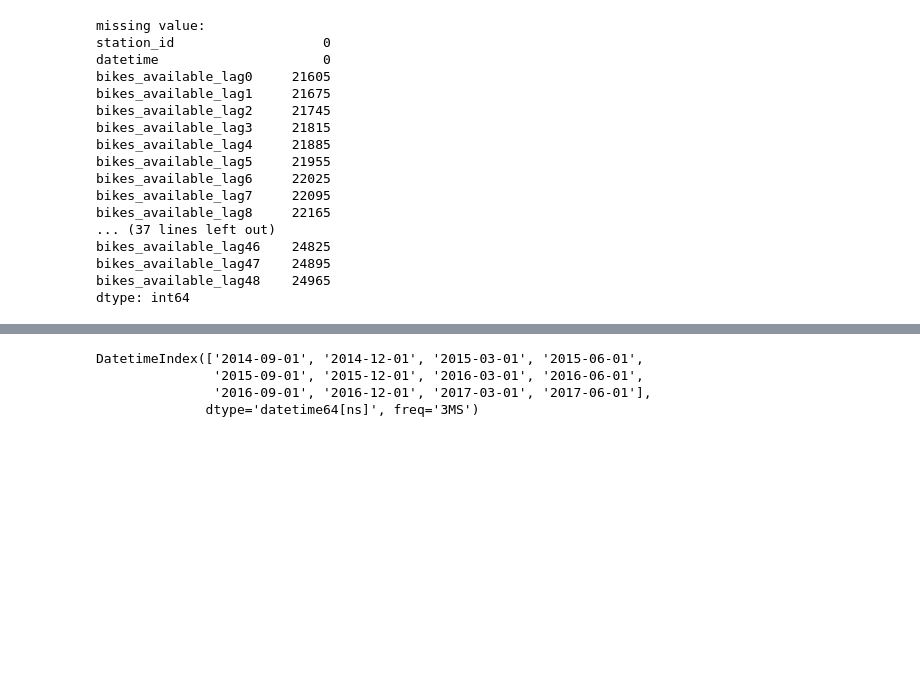
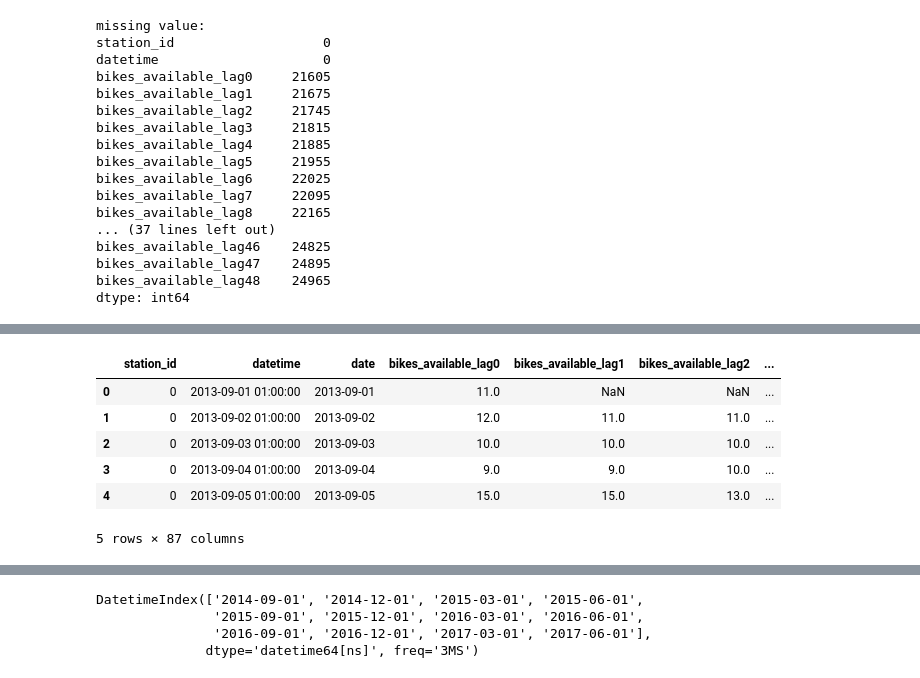
Before and after one commit to snoopy0420/atma_udemy, a Jupyter notebook: notebooks/create_features.ipynb, the cells around one changed output, grey strips where cells are left out. Cells and saved outputs as stored; diff of their text form; code cells hidden in the pictures; blank space fills up the shorter version.

```diff
--- a/notebooks/create_features.ipynb
+++ b/notebooks/create_features.ipynb
@@ -1089,0 +1097,22 @@ dtype: int64
+# %%
+# shiftを利用してlag特徴量を作成
+def create_lag_feature(df, key_cols, target_cols, lag):
+    df = df.sort_values(key_cols)
+    df_lag = df[key_cols].copy()
+    for target_col in target_cols:
+        for i in range(1, lag+1): # 当日のデータは含めない
+            df_shift = df[key_cols + [target_col]].copy()
+            df_shift[f"{target_col}_lag{i}"] = df_shift.groupby("station_id")[target_col].shift(i)
+            df_shift = df_shift.drop(columns=[target_col])
+            df_lag = pd.merge(df_lag, df_shift, on=key_cols, how="left")
+    return df_lag
+# %%
+# 24時間おきのデータで作成した特徴量
+# 予測対象時間に対して特徴量が作られる
+df_timefeat_day_hour1 = load_feature("df_key").query("datetime.dt.hour==1").copy()
+# ラグ特徴量
+df_bikes_hour1 = load_feature("df_bikes_available_trip_fillna")
+df_bikes_hour1 = df_bikes_hour1[df_bikes_hour1["datetime"].dt.hour==1]
+df_bikes_hour1 = df_bikes_hour1.rename(columns={"bikes_available": "bikes_available_day"})
+df_bikes_hour1_lag = create_lag_feature(df_bikes_hour1, ["station_id", "datetime"], ["bikes_available_day"], 30)
+df_timefeat_day_hour1 = pd.merge(df_timefeat_day_hour1, df_bikes_hour1_lag, on=["station_id", "datetime"], how="left")
@@ -1089,0 +1166,28 @@ dtype: int64
+# %%
+# 上記をマージして特徴量とする
+df_timefeat_hour1 = load_feature("df_key").copy()
+# datetimeの1時のデータを抽出
+df_timefeat_hour1 = df_timefeat_hour1[df_timefeat_hour1['datetime'].dt.hour == 1]
+
+# 0時時点までのデータで作成した特徴量
+df_timefeat_hour0_ = df_timefeat_hour0.copy()
+df_timefeat_hour1["date"] = df_timefeat_hour1["datetime"].dt.date
+df_timefeat_hour0_["date"] = df_timefeat_hour0_["datetime"].dt.date
+df_timefeat_hour0_ = df_timefeat_hour0_.drop(columns=["datetime"])
+df_timefeat_hour1 = pd.merge(df_timefeat_hour1, df_timefeat_hour0_, on=["station_id", "date"], how="left")
+
+# 1日（24時間）おきのデータで作成した特徴量
+df_timefeat_hour1 = pd.merge(df_timefeat_hour1, df_timefeat_day_hour1, on=["station_id", "datetime"], how="left")
+
+# 1週間（24*7時間）おきのデータで作成した特徴量
+df_timefeat_hour1 = pd.merge(df_timefeat_hour1, df_timefeat_week_hour1, on=["station_id", "datetime"], how="left")
+# %%
+df_timefeat_hour1.head()
+# %% [output]
+|  | station_id | datetime | date | bikes_available_lag0 | bikes_available_lag1 | bikes_available_lag2 | ... |
+| 0 | 0 | 2013-09-01 01:00:00 | 2013-09-01 | 11.0 | NaN | NaN | ... |
+| 1 | 0 | 2013-09-02 01:00:00 | 2013-09-02 | 12.0 | 11.0 | 11.0 | ... |
+| 2 | 0 | 2013-09-03 01:00:00 | 2013-09-03 | 10.0 | 10.0 | 10.0 | ... |
+| 3 | 0 | 2013-09-04 01:00:00 | 2013-09-04 | 9.0 | 9.0 | 10.0 | ... |
+| 4 | 0 | 2013-09-05 01:00:00 | 2013-09-05 | 15.0 | 15.0 | 13.0 | ... |
+5 rows × 87 columns
```
Also changed, not shown: parts of 25 cells of this notebook, 5 other files.
